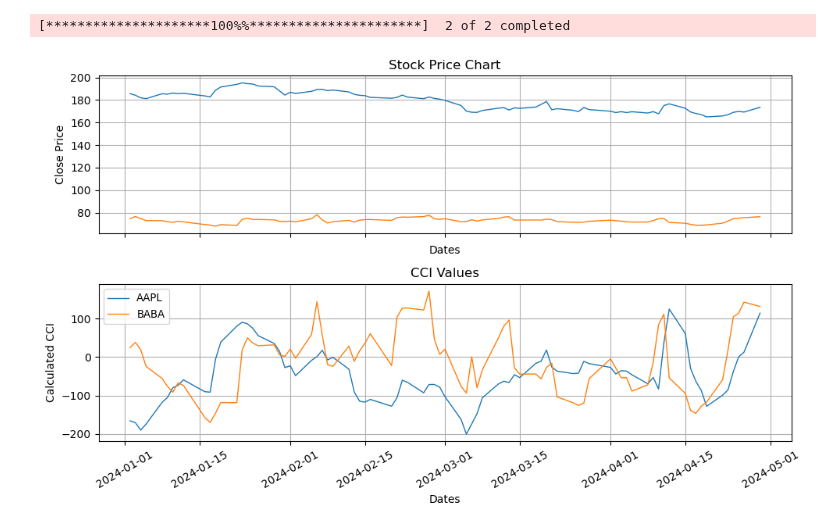
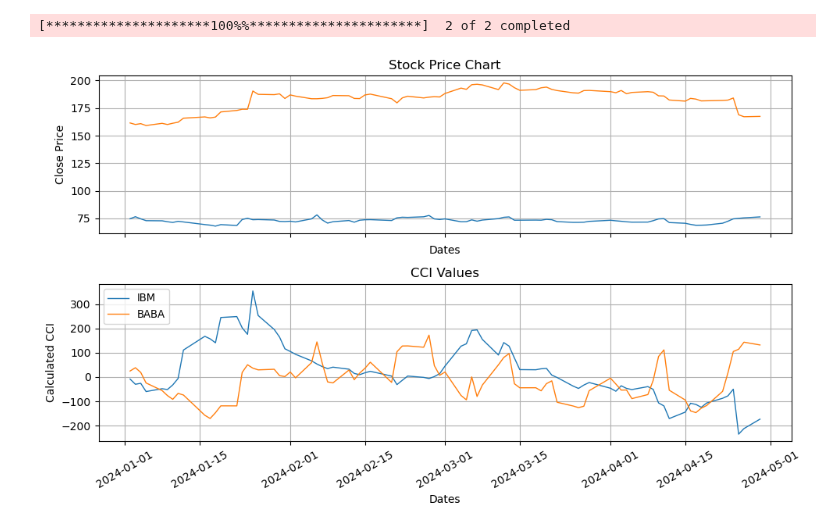
Before and after one commit to mburley127/TradingIndicators, a Jupyter notebook: IndicatorAnalysis/CCI.ipynb, the cells around one changed output. Cells and saved outputs as stored; diff of their text form; code cells hidden in the pictures.

```diff
--- a/IndicatorAnalysis/CCI.ipynb
+++ b/IndicatorAnalysis/CCI.ipynb
@@ -68,13 +101,13 @@ cci_df_filtered.tail()
 # %%
 ### Plot CCI for chosen ticker
 # Create a list of tickers you want to plot
-tickers_to_plot = ['AAPL', 'BABA']
+tickers_to_plot = ['IBM', 'BABA']
 stock_data_to_plot = import_stock_data(tickers_to_plot, start_date)
 cci_df_to_plot, cci_vals = calculate_cci(stock_data_to_plot, window = 20)
 
 # Call plot_function with the correct arguments
 plot = plot_function(stock_data_to_plot, cci_df_to_plot, tickers = tickers_to_plot, indicator_type = 'CCI')
 plot
 # %% [output]
 [*********************100%%**********************]  2 of 2 completed
-[figure, old version]
+[figure, new version]
```
Also changed, not shown: parts of 4 cells of this notebook, 1 other file.
